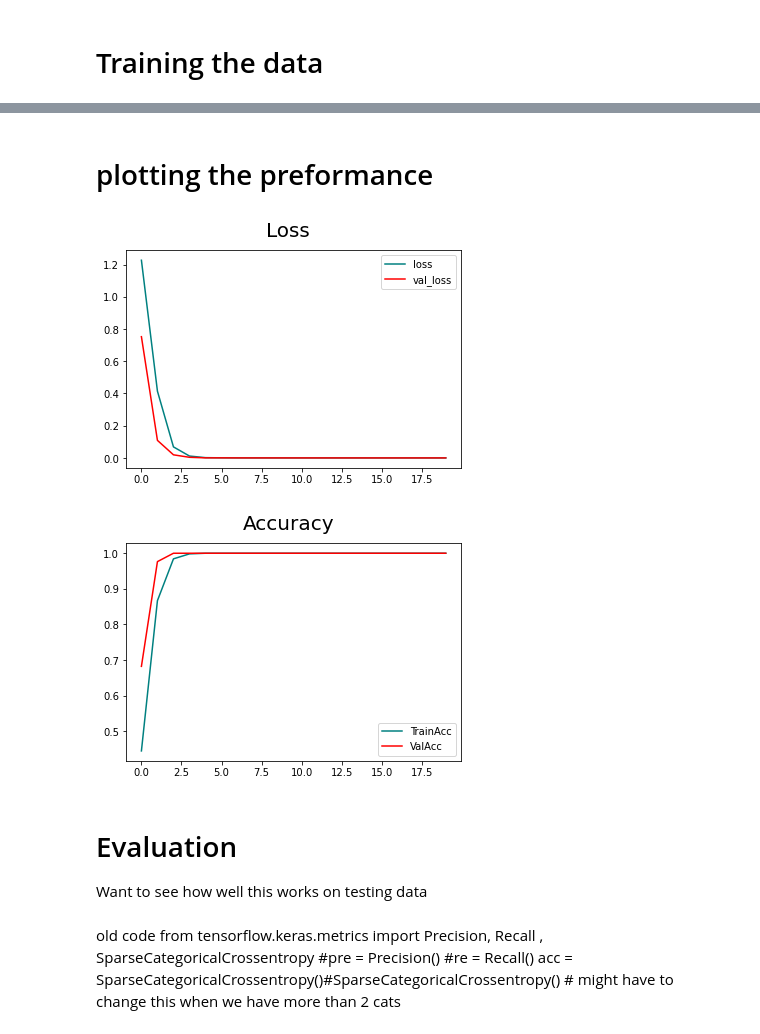
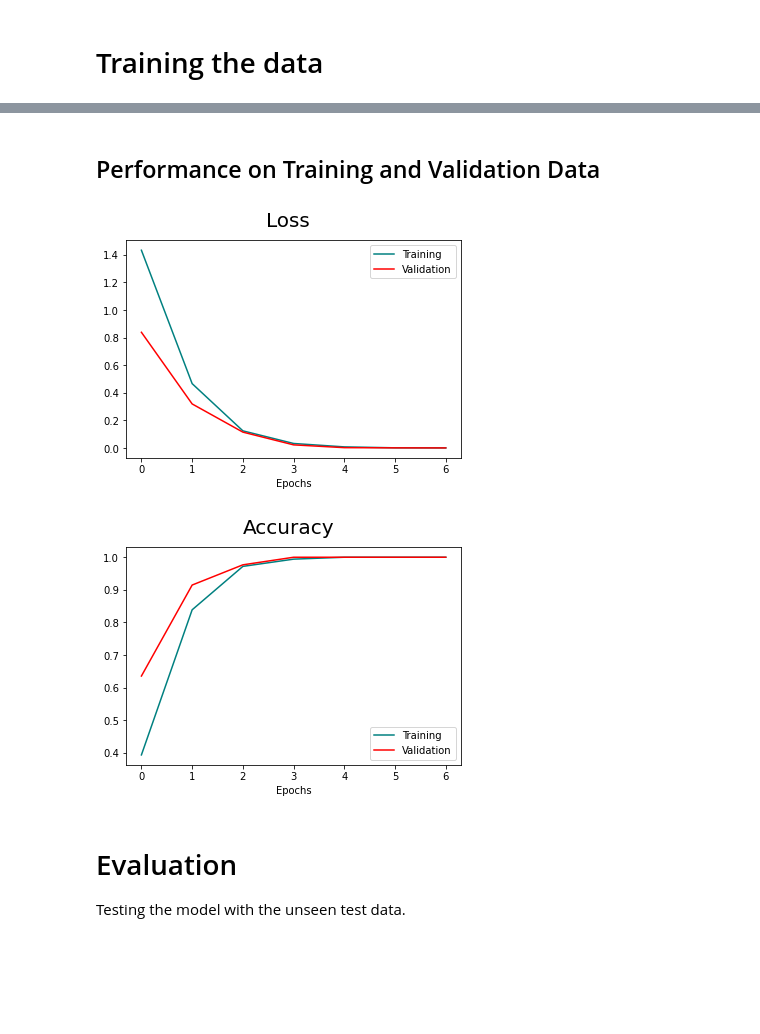
Before and after one commit to ThomasLukeGreenwood/EEE4114_SymbolDetect, a Jupyter notebook: CombinedCode.ipynb, the cells around one changed output, grey strips where cells are left out. Saved outputs shown, nothing was run; the diff lists cells and outputs as text; code cells hidden in the pictures; blank space fills up the shorter version.

```diff
--- a/CombinedCode.ipynb
+++ b/CombinedCode.ipynb
@@ -100,13 +72,10 @@ pool2 = MaxPooling2D()(conv2)
 conv3 = Conv2D(16, (3, 3), 1, activation='relu')(pool2)
 pool3 = MaxPooling2D()(conv3)
 flatten = Flatten()(pool3)
-
-# Additional fully connected layers for further processing
 dense1 = Dense(256, activation='relu')(flatten)
-dense2 = Dense(128, activation='relu')(dense1)
 
 # Output layer
-output_layer = Dense(4, activation='softmax')(dense2)
+output_layer = Dense(5, activation='softmax')(dense1)
 
 # Define the model with both CNN and handcrafted feature inputs
 model = Model(inputs=[image_input], outputs=output_layer)
@@ -147,3 +114,7 @@ tensorboard_callback = tf.keras.callbacks.TensorBoard(log_dir=logsdir) # estabil
 # %%
-hist = model.fit(X_train, Y_train, epochs = 20, validation_data=[X_val, Y_val])
+logsdir = 'logs'
+tensorboard_callback = tf.keras.callbacks.TensorBoard(log_dir=logsdir) # estabilishing a log directory
+
+#training model
+hist = model.fit(X_train, Y_train, epochs = 7, validation_data=[X_val, Y_val])
 # %% [output]
@@ -167,35 +135,31 @@ Epoch 20/20
-# %% [markdown]
-# plotting the preformance
+# %% [markdown]
+## Performance on Training and Validation Data
 # %%
 #hist.history
 fig = plt.figure()
-plt.plot(hist.history['loss'], color = 'teal', label = 'loss')
-plt.plot(hist.history['val_loss'], color = 'red', label = 'val_loss')
+plt.plot(hist.history['loss'], color = 'teal', label = 'Training')
+plt.plot(hist.history['val_loss'], color = 'red', label = 'Validation')
 
 fig.suptitle("Loss", fontsize = 20)
+plt.xlabel("Epochs")
 plt.legend()
 plt.show()
 # %% [output]
-[figure, old version]
+[figure, new version]
 # %%
 #hist.history
 fig = plt.figure()
-plt.plot(hist.history['accuracy'], color = 'teal', label = 'TrainAcc')
-plt.plot(hist.history['val_accuracy'], color = 'red', label = 'ValAcc')
+plt.plot(hist.history['accuracy'], color = 'teal', label = 'Training')
+plt.plot(hist.history['val_accuracy'], color = 'red', label = 'Validation')
 
 fig.suptitle("Accuracy", fontsize = 20)
+plt.xlabel("Epochs")
 plt.legend()
 plt.show()
 # %% [output]
-[figure, old version]
+[figure, new version]
-# %% [markdown]
-# Evaluation
-Want to see how well this works on testing data
-# %% [markdown]
-old code
-from tensorflow.keras.metrics import Precision, Recall ,  SparseCategoricalCrossentropy
-#pre = Precision()
-#re = Recall()
-acc = SparseCategoricalCrossentropy()#SparseCategoricalCrossentropy() # might have to change this when we have more than 2 cats
+# %% [markdown]
+# Evaluation
+Testing the model with the unseen test data.
 # %%
 loss, accuracy = model.evaluate(X_test, Y_test)
```
Also changed, not shown: parts of 21 cells of this notebook.
